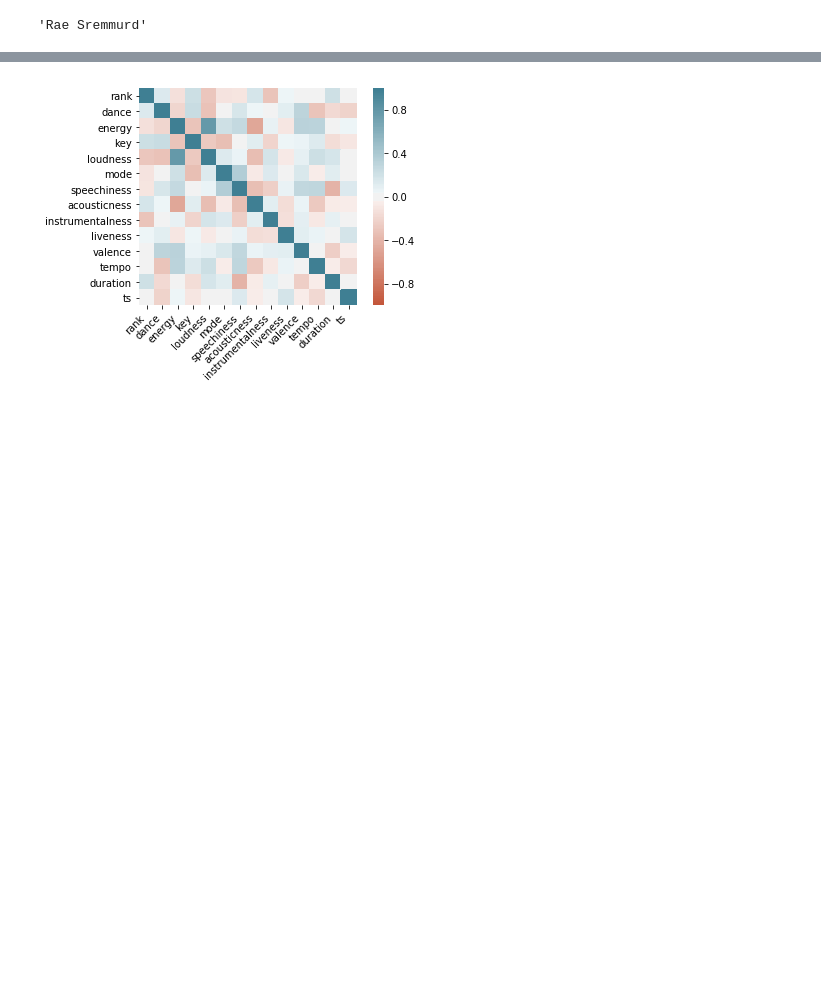
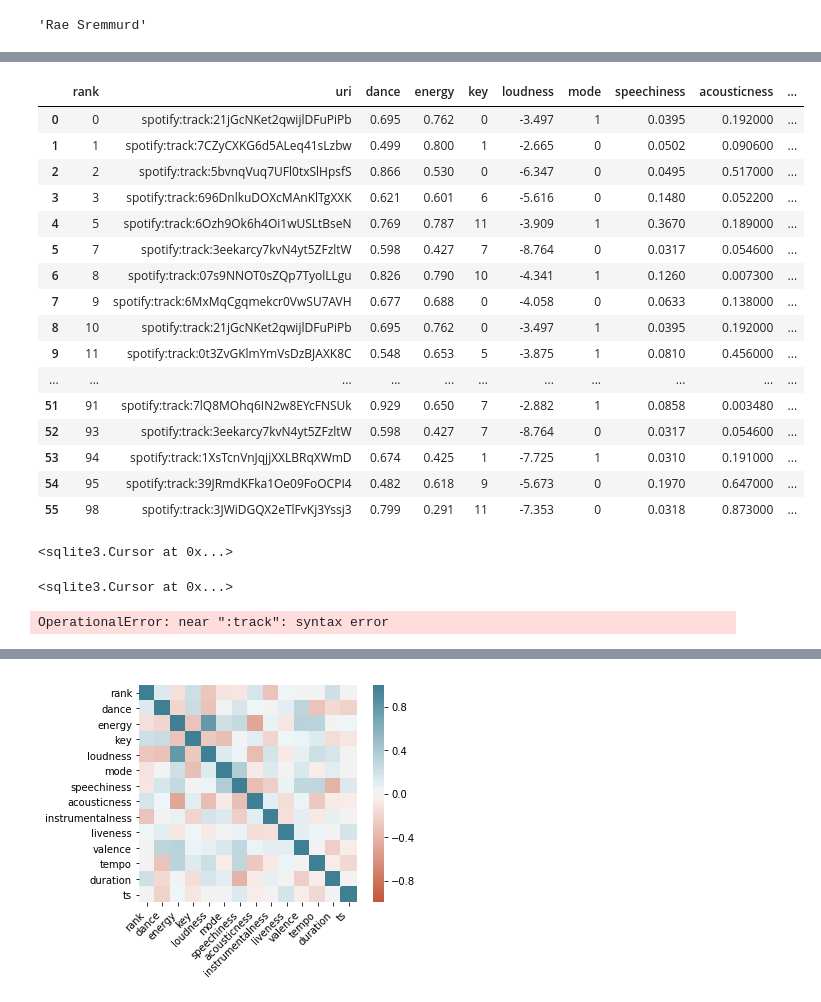
Before and after one commit to mackenziemitchell6/PopularHipHop, a Jupyter notebook: GettingData-ETL.ipynb, the cells around one changed output, grey strips where cells are left out. Cells and saved outputs as stored; diff of their text form; code cells hidden in the pictures; blank space fills up the shorter version.

```diff
--- a/GettingData-ETL.ipynb
+++ b/GettingData-ETL.ipynb
@@ -250,5 +267,48 @@ df['ts']=time
 # %%
-df.reset_index(inplace=True)
-df.rename(columns={'index':'rank'},inplace=True)
-with open('df.pickle', 'wb') as f:
-    pickle.dump(df, f)
+dfi.reset_index(inplace=True)
+dfi.rename(columns={'index':'rank'},inplace=True)
+with open('song_info_df.pickle', 'wb') as f:
+    pickle.dump(dfi, f)
+# %%
+dfi
+# %% [output]
+|  | rank | uri | dance | energy | key | loudness | mode | speechiness | acousticness | ... |
+| 0 | 0 | spotify:track:21jGcNKet2qwijlDFuPiPb | 0.695 | 0.762 | 0 | -3.497 | 1 | 0.0395 | 0.192000 | ... |
+| 1 | 1 | spotify:track:7CZyCXKG6d5ALeq41sLzbw | 0.499 | 0.800 | 1 | -2.665 | 0 | 0.0502 | 0.090600 | ... |
+| 2 | 2 | spotify:track:5bvnqVuq7UFl0txSlHpsfS | 0.866 | 0.530 | 0 | -6.347 | 0 | 0.0495 | 0.517000 | ... |
+| 3 | 3 | spotify:track:696DnlkuDOXcMAnKlTgXXK | 0.621 | 0.601 | 6 | -5.616 | 0 | 0.1480 | 0.052200 | ... |
+| 4 | 5 | spotify:track:6Ozh9Ok6h4Oi1wUSLtBseN | 0.769 | 0.787 | 11 | -3.909 | 1 | 0.3670 | 0.189000 | ... |
+| 5 | 7 | spotify:track:3eekarcy7kvN4yt5ZFzltW | 0.598 | 0.427 | 7 | -8.764 | 0 | 0.0317 | 0.054600 | ... |
+| 6 | 8 | spotify:track:07s9NNOT0sZQp7TyolLLgu | 0.826 | 0.790 | 10 | -4.341 | 1 | 0.1260 | 0.007300 | ... |
+| 7 | 9 | spotify:track:6MxMqCgqmekcr0VwSU7AVH | 0.677 | 0.688 | 0 | -4.058 | 0 | 0.0633 | 0.138000 | ... |
+| 8 | 10 | spotify:track:21jGcNKet2qwijlDFuPiPb | 0.695 | 0.762 | 0 | -3.497 | 1 | 0.0395 | 0.192000 | ... |
+| 9 | 11 | spotify:track:0t3ZvGKlmYmVsDzBJAXK8C | 0.548 | 0.653 | 5 | -3.875 | 1 | 0.0810 | 0.456000 | ... |
+| ... | ... | ... | ... | ... | ... | ... | ... | ... | ... | ... |
+| 51 | 91 | spotify:track:7lQ8MOhq6IN2w8EYcFNSUk | 0.929 | 0.650 | 7 | -2.882 | 1 | 0.0858 | 0.003480 | ... |
+| 52 | 93 | spotify:track:3eekarcy7kvN4yt5ZFzltW | 0.598 | 0.427 | 7 | -8.764 | 0 | 0.0317 | 0.054600 | ... |
+| 53 | 94 | spotify:track:1XsTcnVnJqjjXXLBRqXWmD | 0.674 | 0.425 | 1 | -7.725 | 1 | 0.0310 | 0.191000 | ... |
+| 54 | 95 | spotify:track:39JRmdKFka1Oe09FoOCPI4 | 0.482 | 0.618 | 9 | -5.673 | 0 | 0.1970 | 0.647000 | ... |
+| 55 | 98 | spotify:track:3JWiDGQX2eTlFvKj3Yssj3 | 0.799 | 0.291 | 11 | -7.353 | 0 | 0.0318 | 0.873000 | ... |
+# %%
+cur.execute("""DROP TABLE songInfo""")
+# %% [output]
+<sqlite3.Cursor at 0x...>
+# %%
+cur.execute("""CREATE TABLE songInfo (
+                                    rank INT,
+                                    uri TEXT FORIEGN KEY,
+                                    dance FLOAT,
+                                    energy FLOAT,
+                                    key INT,
+                                    mode INT,
+                                    speechiness FLOAT,
+                                    acousticness FLOAT,
+                                    liveness FLOAT,
+                                    valence FLOAT,
+                                    tempo FLOAT,
+                                    duration INT,
+                                    ts INT
+                                    );
+            """)
+# %% [output]
+<sqlite3.Cursor at 0x...>
@@ -254,0 +317,7 @@ with open('df.pickle', 'wb') as f:
+# %%
+for c in dfi.columns:
+    for i in dfi[c]:
+        cur.execute("""INSERT INTO songInfo ({})
+                        VALUES({});""".format(c,i))
+# %% [output]
+OperationalError: near ":track": syntax error
```
Also changed, not shown: parts of 12 cells of this notebook, 2 other files.
